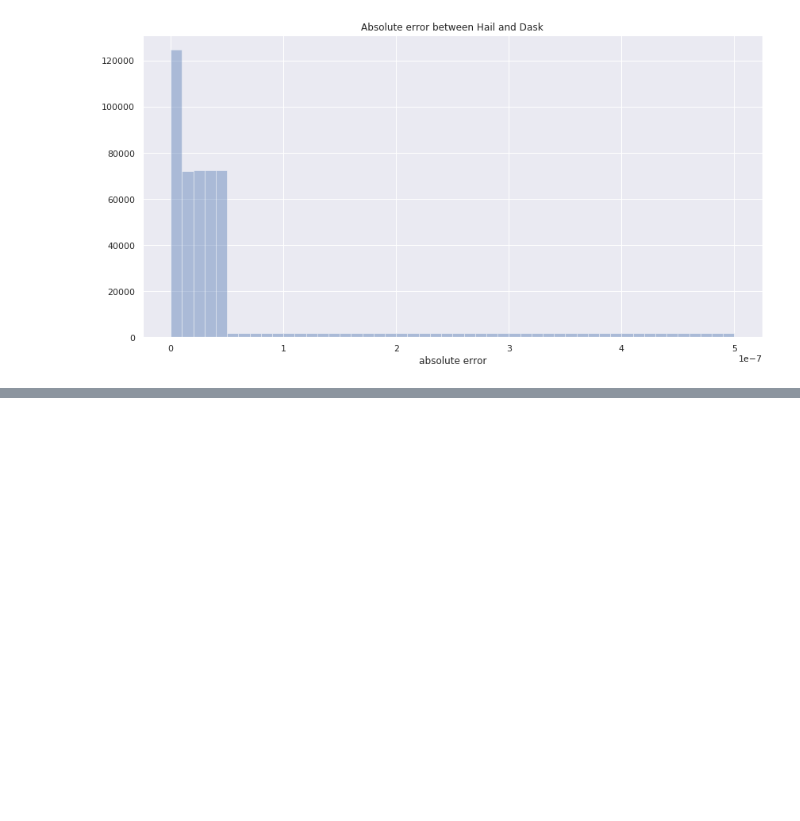
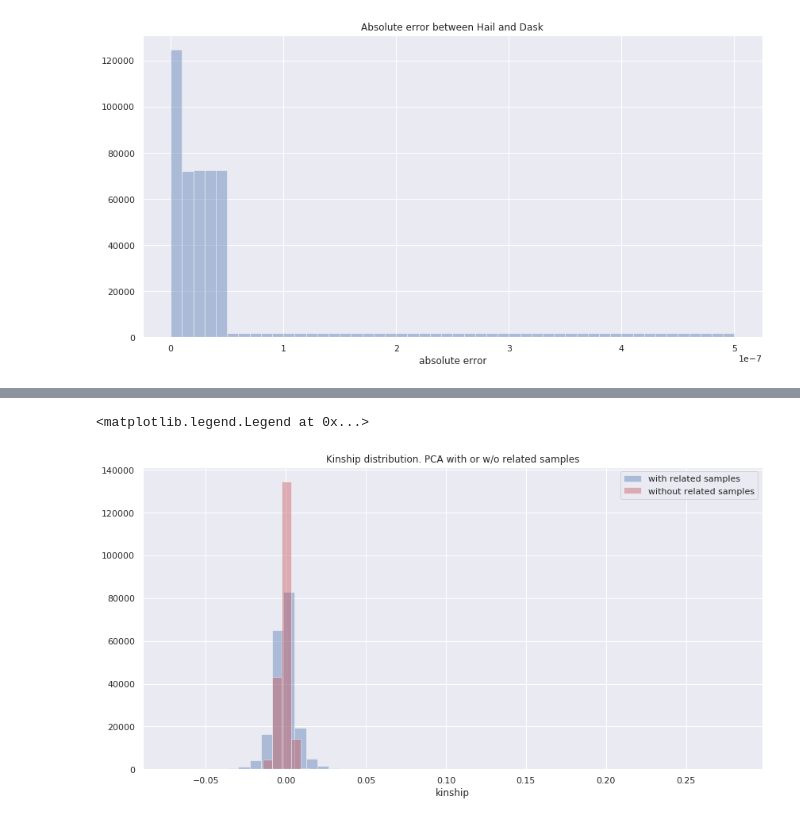
Before and after one commit to related-sciences/gwas-analysis, a Jupyter notebook: notebooks/platform/xarray/pc_relate/pc_relate.ipynb, the cells around one changed output, grey strips where cells are left out. Cells and saved outputs as stored; diff of their text form; code cells hidden in the pictures; blank space fills up the shorter version.

```diff
--- a/notebooks/platform/xarray/pc_relate/pc_relate.ipynb
+++ b/notebooks/platform/xarray/pc_relate/pc_relate.ipynb
@@ -494,0 +652,10 @@ Text(0.5, 1.0, 'Absolute error between Hail and Dask')
+# %%
+kg_phi_air_s = kg_phi_air[np.triu_indices_from(kg_phi_air, 1)]
+
+p = sns.distplot(kg_phi_s, axlabel="kinship", kde=False)
+p = sns.distplot(kg_phi_air_s, kde=False, ax=p, color="r")
+p.set_title("Kinship distribution. PCA with or w/o related samples")
+p.legend(("with related samples", "without related samples"))
+# %% [output]
+<matplotlib.legend.Legend at 0x...>
+[figure, added]
```
Also changed, not shown: parts of 40 cells of this notebook.
